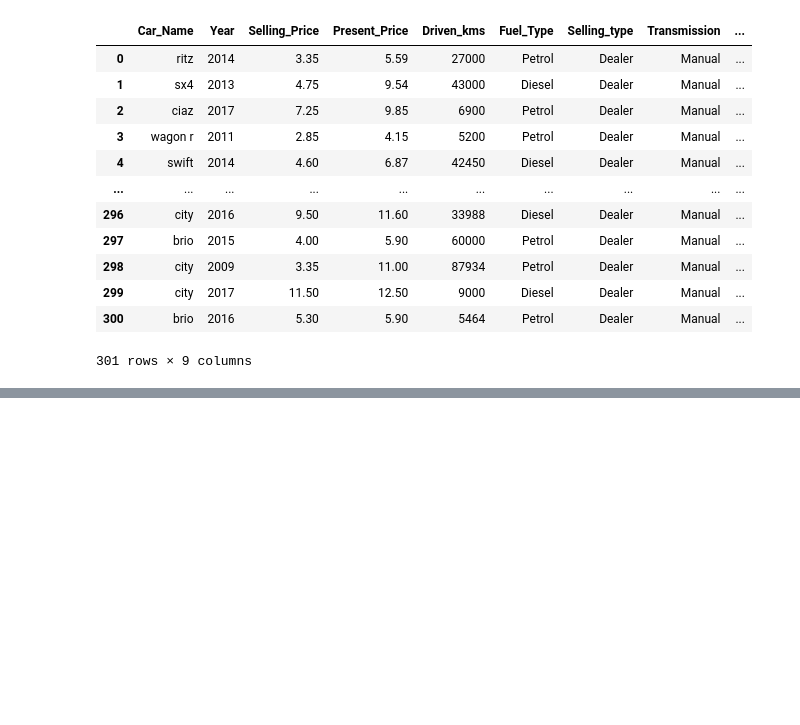
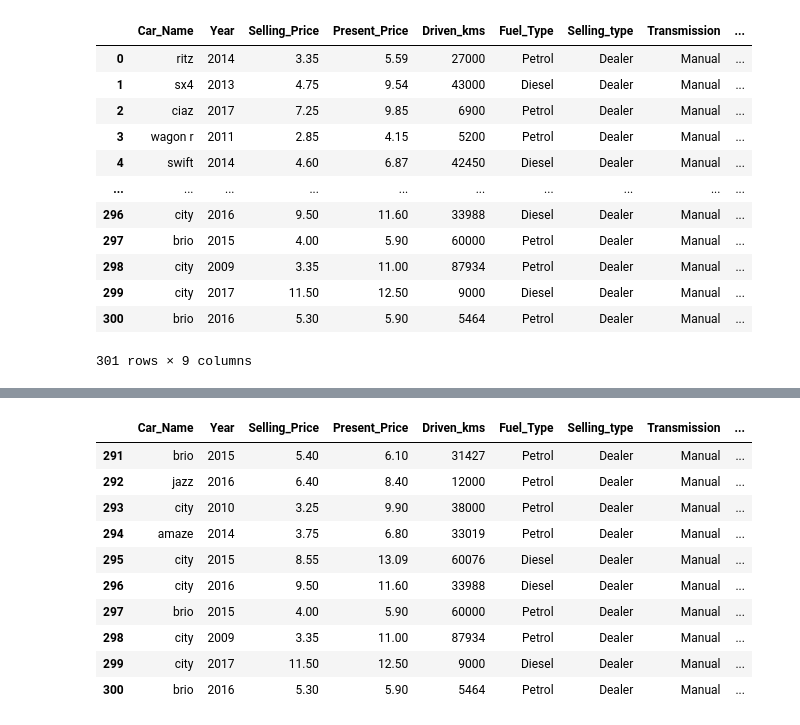
Before and after one commit to Sankalpmahanta/OIBSIP-Oasisinfobyte, a Jupyter notebook: OIBSIP_TASK_2_CAR_PRICE_PREDICTION_WITH_MACHINE_LEARNING.ipynb, the cells around one changed output, grey strips where cells are left out. Cells and saved outputs as stored; diff of their text form; code cells hidden in the pictures; blank space fills up the shorter version.

```diff
--- a/OIBSIP_TASK_2_CAR_PRICE_PREDICTION_WITH_MACHINE_LEARNING.ipynb
+++ b/OIBSIP_TASK_2_CAR_PRICE_PREDICTION_WITH_MACHINE_LEARNING.ipynb
@@ -38,0 +59,15 @@ car_df
+# %%
+# Viewing the last 10 rows -
+car_df.tail(10)
+# %% [output]
+|  | Car_Name | Year | Selling_Price | Present_Price | Driven_kms | Fuel_Type | Selling_type | Transmission | ... |
+| 291 | brio | 2015 | 5.40 | 6.10 | 31427 | Petrol | Dealer | Manual | ... |
+| 292 | jazz | 2016 | 6.40 | 8.40 | 12000 | Petrol | Dealer | Manual | ... |
+| 293 | city | 2010 | 3.25 | 9.90 | 38000 | Petrol | Dealer | Manual | ... |
+| 294 | amaze | 2014 | 3.75 | 6.80 | 33019 | Petrol | Dealer | Manual | ... |
+| 295 | city | 2015 | 8.55 | 13.09 | 60076 | Diesel | Dealer | Manual | ... |
+| 296 | city | 2016 | 9.50 | 11.60 | 33988 | Diesel | Dealer | Manual | ... |
+| 297 | brio | 2015 | 4.00 | 5.90 | 60000 | Petrol | Dealer | Manual | ... |
+| 298 | city | 2009 | 3.35 | 11.00 | 87934 | Petrol | Dealer | Manual | ... |
+| 299 | city | 2017 | 11.50 | 12.50 | 9000 | Diesel | Dealer | Manual | ... |
+| 300 | brio | 2016 | 5.30 | 5.90 | 5464 | Petrol | Dealer | Manual | ... |
```
Also changed, not shown: parts of 11 cells of this notebook.
